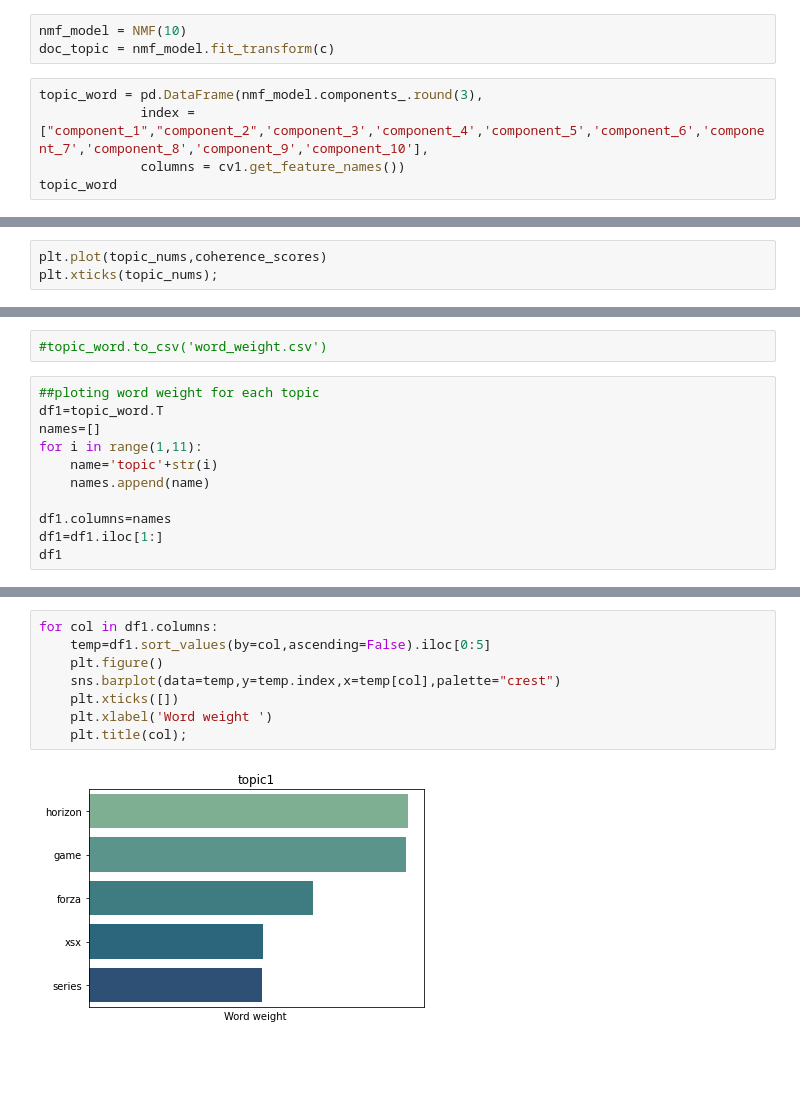
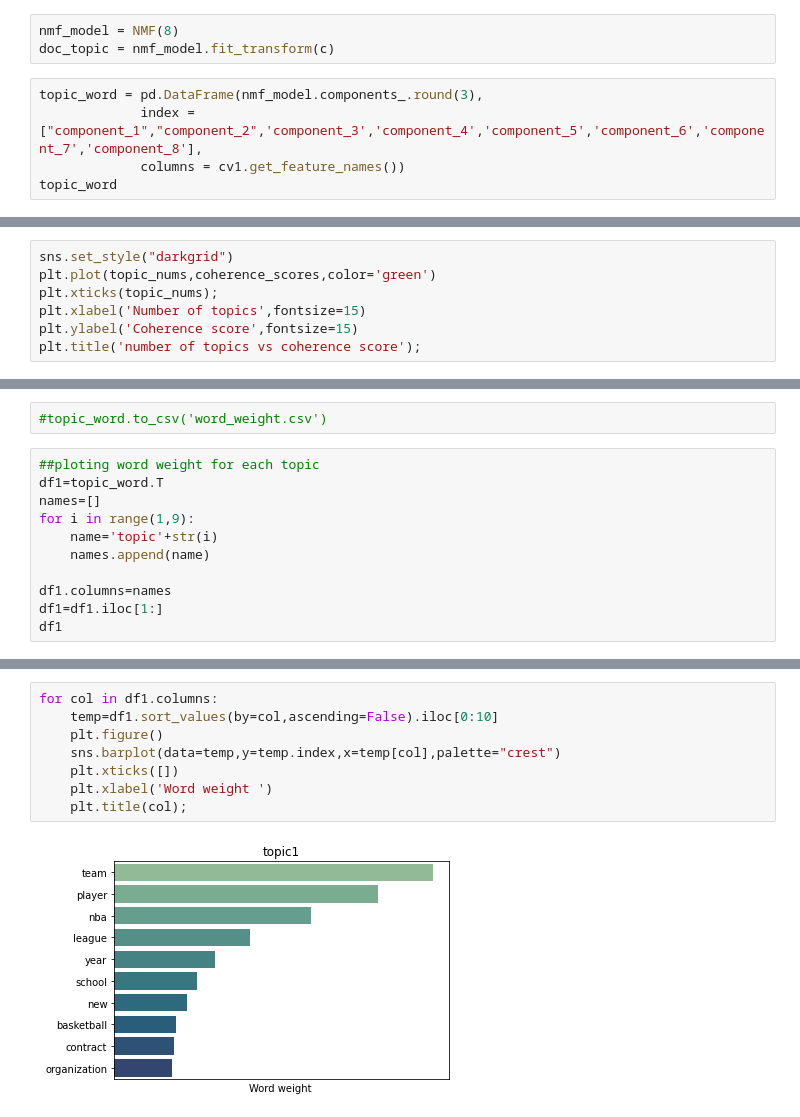
Before and after one commit to A-safarji/NLP-topic-modeling-project, a Jupyter notebook: NLP.ipynb, the cells around one changed output, grey strips where cells are left out. Cells and saved outputs as stored; diff of their text form; blank space fills up the shorter version.

```diff
--- a/NLP.ipynb
+++ b/NLP.ipynb
@@ -101,11 +101,11 @@ pd.DataFrame(c.toarray(), columns=cv1.get_feature_names()).head()
 # %% [markdown]
 ### NMF
 # %%
-nmf_model = NMF(10)
+nmf_model = NMF(8)
 doc_topic = nmf_model.fit_transform(c)
 # %%
 topic_word = pd.DataFrame(nmf_model.components_.round(3),
-             index = ["component_1","component_2",'component_3','component_4','component_5','component_6','component_7','component_8','component_9','component_10'],
+             index = ["component_1","component_2",'component_3','component_4','component_5','component_6','component_7','component_8'],
              columns = cv1.get_feature_names())
 topic_word
 # %% [output]
@@ -273,4 +261,8 @@ topic_nums
 # %%
-plt.plot(topic_nums,coherence_scores)
+sns.set_style("darkgrid")
+plt.plot(topic_nums,coherence_scores,color='green')
 plt.xticks(topic_nums);
+plt.xlabel('Number of topics',fontsize=15)
+plt.ylabel('Coherence score',fontsize=15)
+plt.title('number of topics vs coherence score');
 # %% [output]
@@ -281,7 +273,7 @@ plt.xticks(topic_nums);
 ##ploting word weight for each topic
 df1=topic_word.T
 names=[]
-for i in range(1,11):
+for i in range(1,9):
     name='topic'+str(i)
     names.append(name)
 
@@ -305,10 +297,10 @@ df1
 # %%
 for col in df1.columns:
-    temp=df1.sort_values(by=col,ascending=False).iloc[0:5]
+    temp=df1.sort_values(by=col,ascending=False).iloc[0:10]
     plt.figure()
     sns.barplot(data=temp,y=temp.index,x=temp[col],palette="crest")
     plt.xticks([])
     plt.xlabel('Word weight ')
     plt.title(col);
 # %% [output]
-[figure, old version]
+[figure, new version]
```
Also changed, not shown: parts of 15 cells of this notebook.
